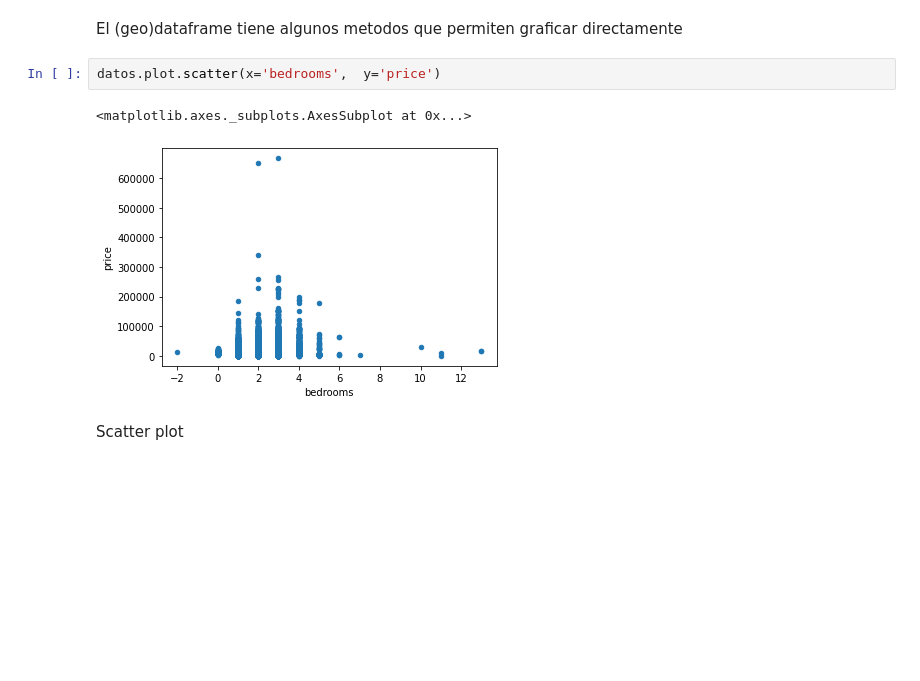
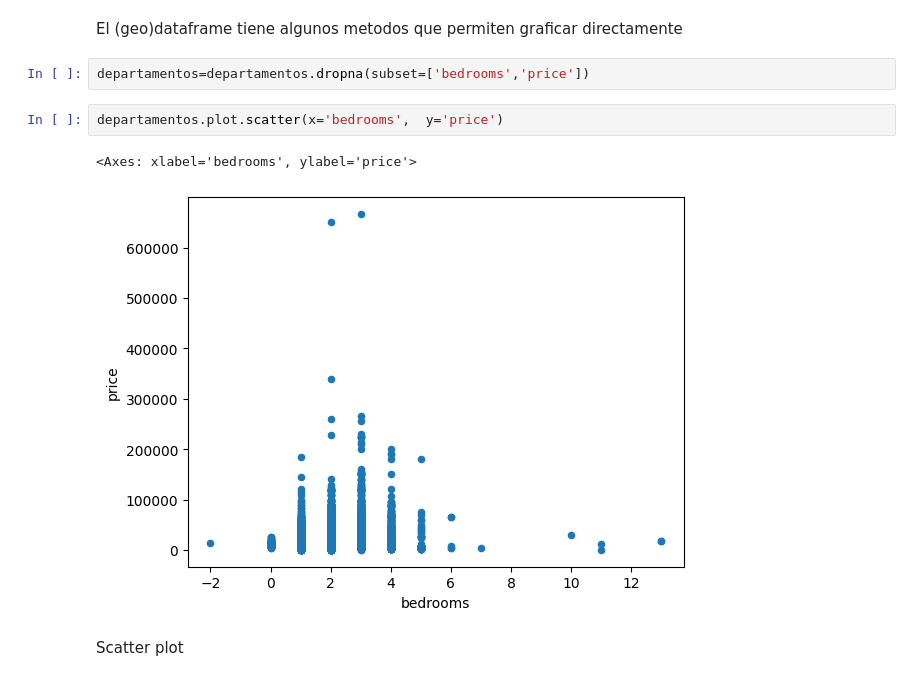
Before and after one commit to rpasquini/metodos_cuantitativos, a Jupyter notebook: 1_Introduccion.ipynb, the cells around one changed output. Cells and saved outputs as stored; diff of their text form; blank space fills up the shorter version.

```diff
--- a/1_Introduccion.ipynb
+++ b/1_Introduccion.ipynb
@@ -438,11 +341,13 @@ precio= 11500+ 4253* bedrooms
 ## Graficando
 # %% [markdown]
 El (geo)dataframe tiene algunos metodos que permiten graficar directamente
+# %%
+departamentos=departamentos.dropna(subset=['bedrooms','price'])
 # %%
-datos.plot.scatter(x='bedrooms',  y='price')
+departamentos.plot.scatter(x='bedrooms',  y='price')
 # %% [output]
-<matplotlib.axes._subplots.AxesSubplot at 0x...>
+<Axes: xlabel='bedrooms', ylabel='price'>
-[figure, old version]
+[figure, new version]
 # %% [markdown]
 Scatter plot
 # %%
```
Also changed, not shown: parts of 38 cells of this notebook.
